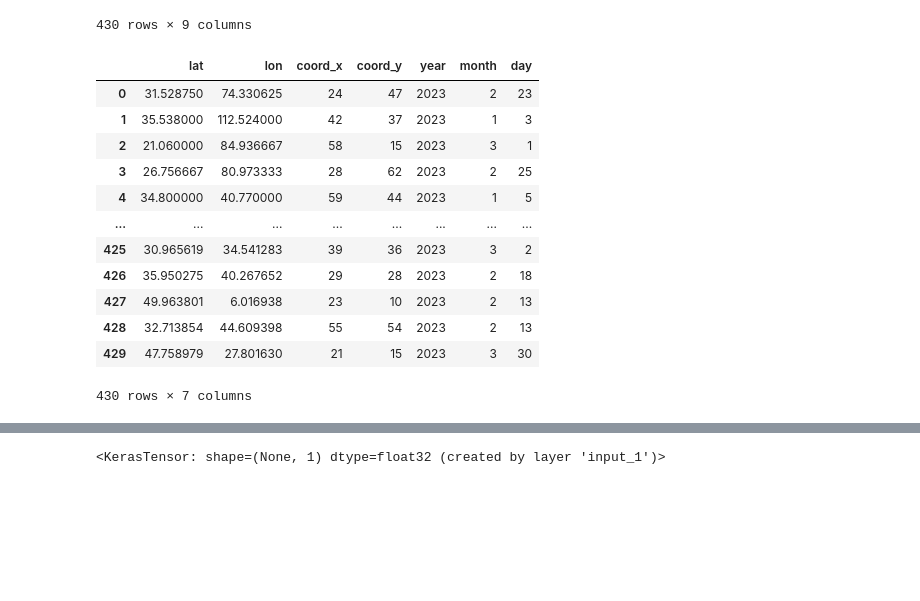
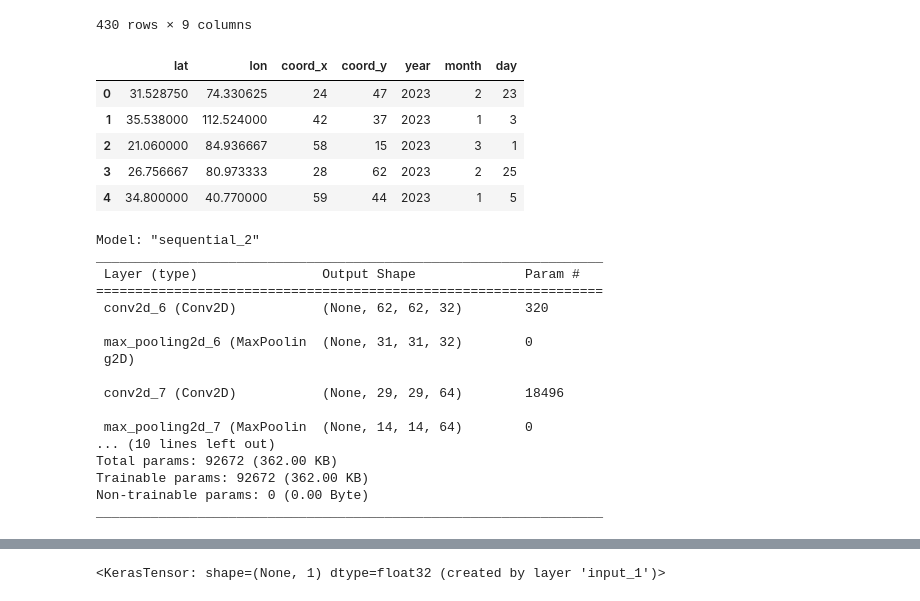
Before and after one commit to guillaumedherouville/mckinsey-methane-hackathon, a Jupyter notebook: notebooks/ModelTraining.ipynb, the cells around one changed output, grey strips where cells are left out. Saved outputs shown, nothing was run; the diff lists cells and outputs as text; code cells hidden in the pictures; blank space fills up the shorter version.

Commit message:
Metadata intergration

```diff
--- a/notebooks/ModelTraining.ipynb
+++ b/notebooks/ModelTraining.ipynb
@@ -15,7 +215,7 @@ from sklearn.model_selection import GroupShuffleSplit
 # %%
 
-data = LoadData(metadata_path="data/train_data/metadata.csv",
-                image_data_path="data/train_data/")
+data = LoadData(metadata_path="data/dataset/train_data/metadata.csv",
+                image_data_path="data/dataset/train_data/")
 
 X_train_aug, X_test, y_train_aug, y_test = data.prep_data(normalize=True, augment=True)
 # %%
@@ -129,24 +329,79 @@ data.meta_df
 # %%
 def encode_dates(df, date_col="date"):
     df['year'] = df[date_col].dt.year
     df['month'] = df[date_col].dt.month
     df['day'] = df[date_col].dt.day
     return df.drop("date", axis=1)
 
 meta_df = encode_dates(data.meta_df.copy())
 external_data = meta_df[["lat", "lon", "coord_x", "coord_y", "year", "month", "day"]]
-external_data
+external_data.head()
 # %% [output]
 |  | lat | lon | coord_x | coord_y | year | month | day |
 | 0 | 31.528750 | 74.330625 | 24 | 47 | 2023 | 2 | 23 |
 | 1 | 35.538000 | 112.524000 | 42 | 37 | 2023 | 1 | 3 |
 | 2 | 21.060000 | 84.936667 | 58 | 15 | 2023 | 3 | 1 |
 | 3 | 26.756667 | 80.973333 | 28 | 62 | 2023 | 2 | 25 |
 | 4 | 34.800000 | 40.770000 | 59 | 44 | 2023 | 1 | 5 |
-| ... | ... | ... | ... | ... | ... | ... | ... |
-| 425 | 30.965619 | 34.541283 | 39 | 36 | 2023 | 3 | 2 |
-| 426 | 35.950275 | 40.267652 | 29 | 28 | 2023 | 2 | 18 |
-| 427 | 49.963801 | 6.016938 | 23 | 10 | 2023 | 2 | 13 |
-| 428 | 32.713854 | 44.609398 | 55 | 54 | 2023 | 2 | 13 |
-| 429 | 47.758979 | 27.801630 | 21 | 15 | 2023 | 3 | 30 |
-430 rows × 7 columns
+# %%
+import tensorflow as tf
+from tensorflow import keras
+from tensorflow.keras import layers
+
+# Define the CNN model
+model = tf.keras.Sequential([
+    # Convolutional layers
+    layers.Conv2D(32, (3, 3), activation='relu', input_shape=(64, 64, 1)),
+    layers.MaxPooling2D((2, 2)),
+    layers.Conv2D(64, (3, 3), activation='relu'),
+    layers.MaxPooling2D((2, 2)),
+    layers.Conv2D(128, (3, 3), activation='relu'),
+    layers.MaxPooling2D((2, 2)),
+    # Flatten the output for fully connected layers
+    layers.Flatten(),
+])
+
+# Metadata input layer
+metadata_input = tf.keras.layers.Input(shape=(external_data.shape[1]))
+
+# Get the output of the CNN model
+cnn_output = model.output
+
+# Concatenate the flattened output with the metadata input
+concatenated = tf.keras.layers.concatenate([cnn_output, metadata_input])
+
+# Add fully connected layers after concatenation
+x = layers.Dense(128, activation='relu')(concatenated)
+x = layers.Dropout(0.5)(x)
+x = layers.Dense(64, activation='relu')(x)
+output = layers.Dense(1, activation='sigmoid')(x)
+
+# Create the combined model
+combined_model = tf.keras.Model(inputs=[model.input, metadata_input], outputs=output)
+
+# Compile the model
+combined_model.compile(
+    loss='binary_crossentropy',
+    optimizer='adam',
+    metrics=['accuracy'],
+)
+
+model.summary()
+# %% [output]
+Model: "sequential_2"
+_________________________________________________________________
+ Layer (type)                Output Shape              Param #
+=================================================================
+ conv2d_6 (Conv2D)           (None, 62, 62, 32)        320
+
+ max_pooling2d_6 (MaxPoolin  (None, 31, 31, 32)        0
+ g2D)
+
+ conv2d_7 (Conv2D)           (None, 29, 29, 64)        18496
+
+ max_pooling2d_7 (MaxPoolin  (None, 14, 14, 64)        0
+... (10 lines left out)
+Total params: 92672 (362.00 KB)
+Trainable params: 92672 (362.00 KB)
+Non-trainable params: 0 (0.00 Byte)
+_________________________________________________________________
```
Also changed, not shown: parts of 21 cells of this notebook.
